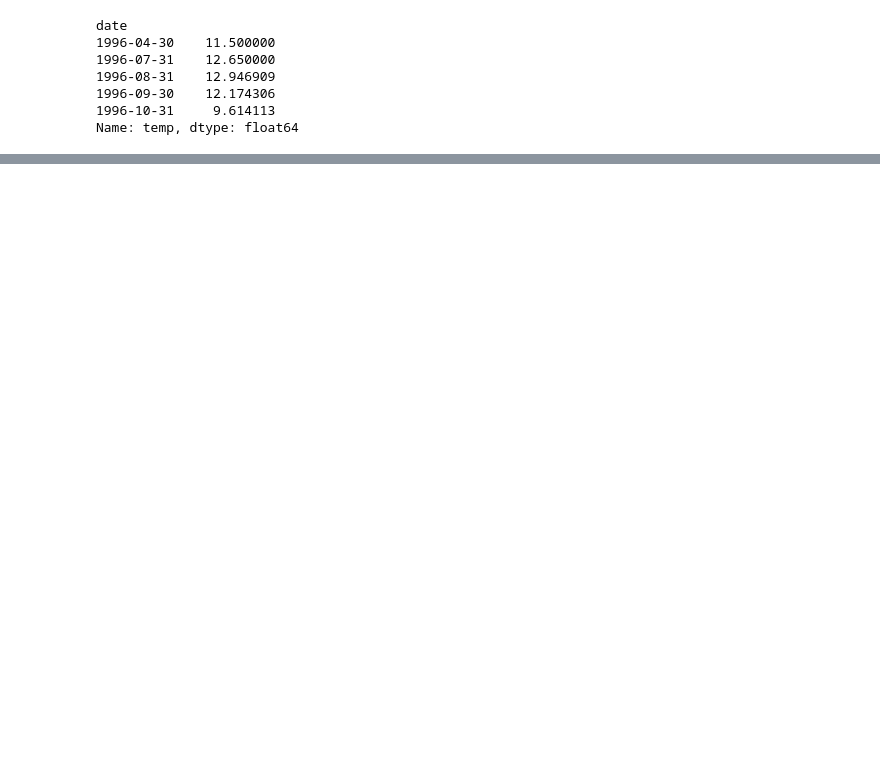
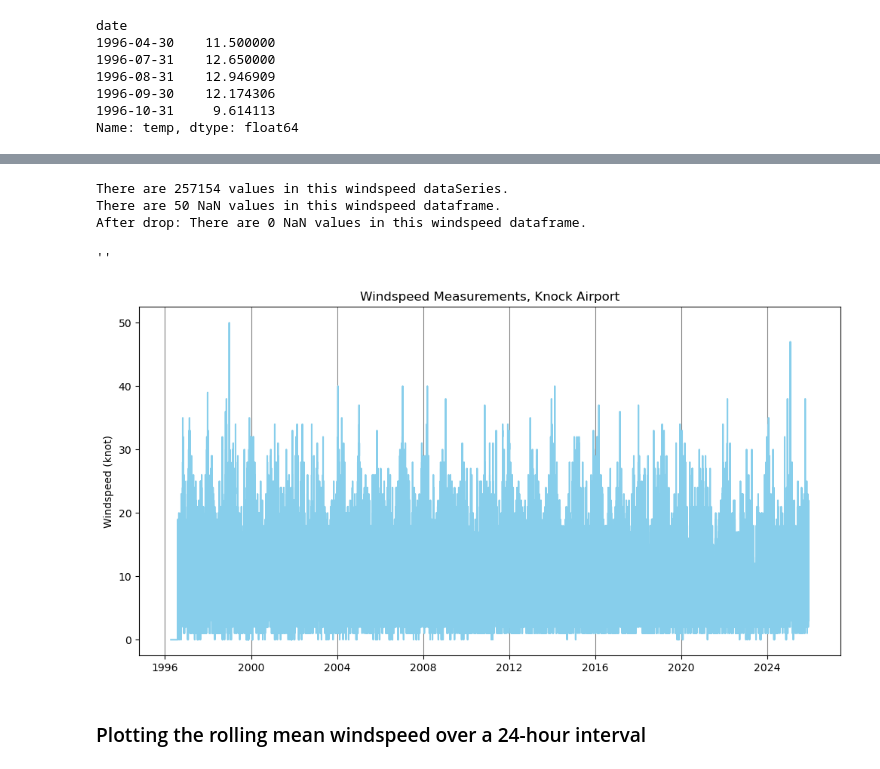
Before and after one commit to SuColl/programming-for-data-analytics, a Jupyter notebook: assignments/assignment_6_Weather.ipynb, the cells around one changed output, grey strips where cells are left out. Saved outputs shown, nothing was run; the diff lists cells and outputs as text; code cells hidden in the pictures; blank space fills up the shorter version.

```diff
--- a/assignments/assignment_6_Weather.ipynb
+++ b/assignments/assignment_6_Weather.ipynb
@@ -112,0 +132,32 @@ sns.lineplot(data=df_mean_monthly, color="#FFB000")
+# %%
+# Extract windspeed data to its own dataSeries.
+windspeed = df["wdsp"]
+print(f"There are {len(windspeed)} values in this windspeed dataSeries.")
+
+# Convert windspeed values to numerals. Any values not convertible will be changed to NaN
+windspeed = pd.to_numeric(windspeed, errors='coerce')
+print(f"There are {windspeed.isna().sum()} NaN values in this windspeed dataframe.")
+
+#Drop any NaN values
+windspeed.dropna(inplace=True)
+print(f"After drop: There are {windspeed.isna().sum()} NaN values in this windspeed dataframe.")
+# %% [output]
+There are 257154 values in this windspeed dataSeries.
+There are 50 NaN values in this windspeed dataframe.
+After drop: There are 0 NaN values in this windspeed dataframe.
+# %%
+# Plotting the windspeed data
+plt.figure(figsize=(12, 6))
+plt.title("Windspeed Measurements, Knock Airport")
+plt.ylabel("Windspeed (knot)")
+
+plt.plot(windspeed, color="skyblue")
+
+plt.grid(axis='x', color="grey")
+
+;
+# %% [output]
+''
+[figure, added]
+# %% [markdown]
+### Plotting the rolling mean windspeed over a 24-hour interval
```
Also changed, not shown: parts of 22 cells of this notebook.
